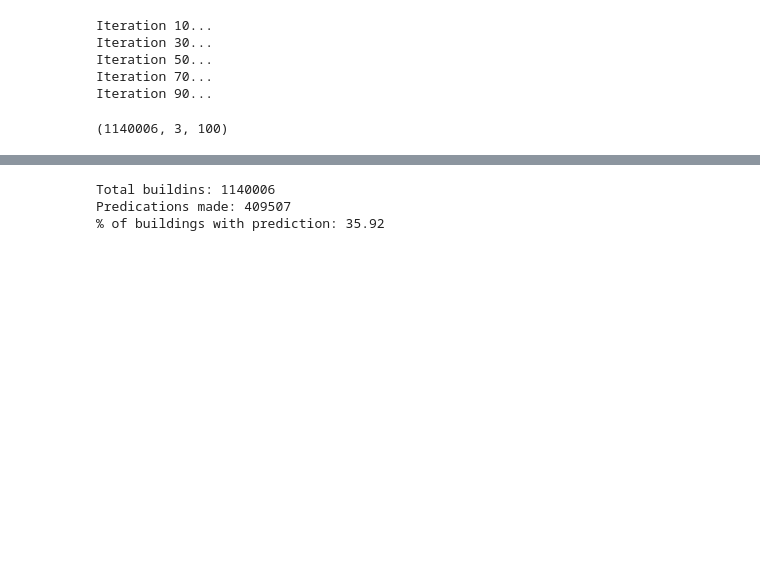
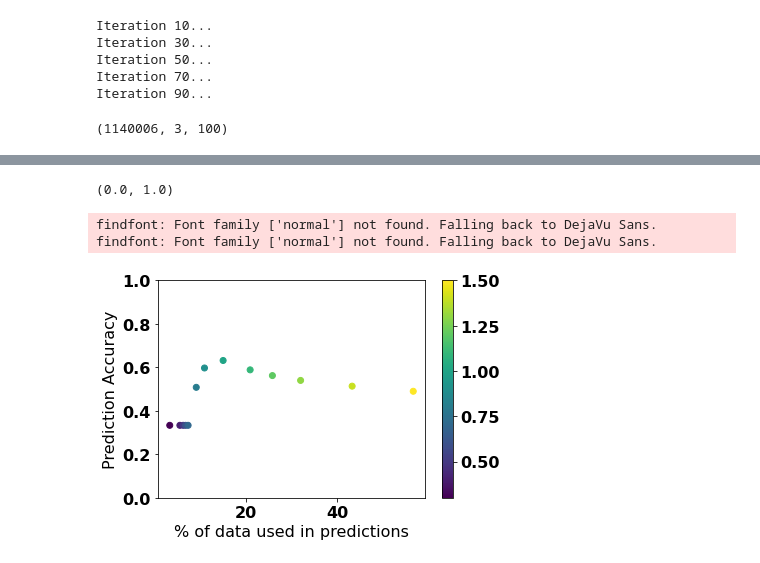
Before and after one commit to geo-smart/flood-risk-ml-tutorial, a Jupyter notebook: EDS_paper/BayesianClassification_Alabama.ipynb, the cells around one changed output, grey strips where cells are left out. Drawn from its saved outputs; the diff is of its cells as text; code cells hidden in the pictures; blank space fills up the shorter version.

```diff
--- a/EDS_paper/BayesianClassification_Alabama.ipynb
+++ b/EDS_paper/BayesianClassification_Alabama.ipynb
@@ -297,34 +391,17 @@ def tTest( sample1, sample2 ):
 # %%
-ixs = []
-bnnPreds = []
-predsMade = 0
-n = preds.shape[0]
+font = {'family' : 'normal',
+    'weight' : 'bold',
+    'size'   : 16}
+plt.rc('font', **font)
 
-noPrediction = []
-
-for i in range(n):
-
-    ix = np.argsort( -means[i,:] ) # sort in descending order
-
-    sample1 = preds[i, ix[0], :]
-    sample2 = preds[i, ix[1], :]
-    significant = tTest( sample1, sample2 )
-
-    mx = np.max( means[i,:] )
-    ix = np.where( means[i,:] == mx )
-
-    if ( significant and (mx >= 0.65) ):
-        predsMade += 1
-        bnnPreds.append(ix[0][0])
-        ixs.append(i)
-    else:
-        noPrediction.append(i)
-
-print("Total buildins:", n)
-print("Predications made:", predsMade)
-print("% of buildings with prediction:", np.round( (predsMade/n)*100., 2) )
+plt.scatter( np.array(pct)*100., acc, c=thr )
+plt.colorbar()
+plt.xlabel('% of data used in predictions')
+plt.ylabel('Prediction Accuracy')
+plt.ylim(0,1)
 # %% [output]
-Total buildins: 1140006
-Predications made: 409507
-% of buildings with prediction: 35.92
+(0.0, 1.0)
+findfont: Font family ['normal'] not found. Falling back to DejaVu Sans.
+findfont: Font family ['normal'] not found. Falling back to DejaVu Sans.
+[figure, added]
 # %%
```
Also changed, not shown: parts of 17 cells of this notebook, 2 other files.
